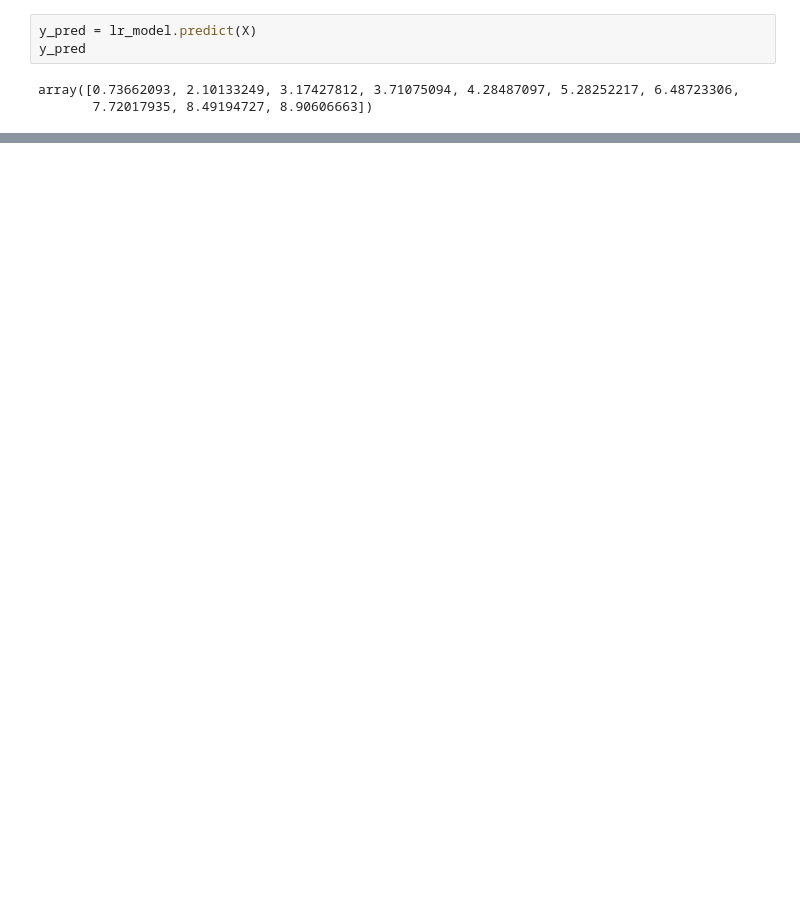
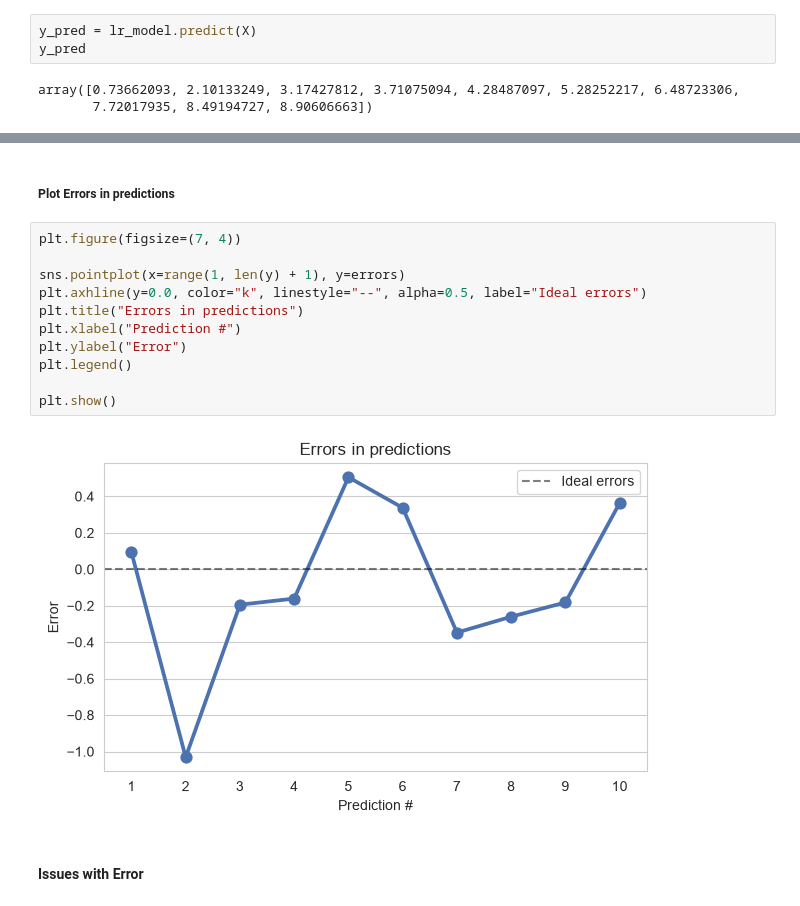
Before and after one commit to dheemanth-bhat/supervised-ml-algorithms, a Jupyter notebook: 01_Linear_Regression/01_Intro_to_Linear_Regression.ipynb, the cells around one changed output, grey strips where cells are left out. Cells and saved outputs as stored; diff of their text form; blank space fills up the shorter version.

```diff
--- a/01_Linear_Regression/01_Intro_to_Linear_Regression.ipynb
+++ b/01_Linear_Regression/01_Intro_to_Linear_Regression.ipynb
@@ -365,0 +382,17 @@ plt.show()
+# %% [markdown]
+##### Plot Errors in predictions
+# %%
+plt.figure(figsize=(7, 4))
+
+sns.pointplot(x=range(1, len(y) + 1), y=errors)
+plt.axhline(y=0.0, color="k", linestyle="--", alpha=0.5, label="Ideal errors")
+plt.title("Errors in predictions")
+plt.xlabel("Prediction #")
+plt.ylabel("Error")
+plt.legend()
+
+plt.show()
+# %% [output]
+[figure, added]
+# %% [markdown]
+#### Issues with Error
```
Also changed, not shown: parts of 32 cells of this notebook.
